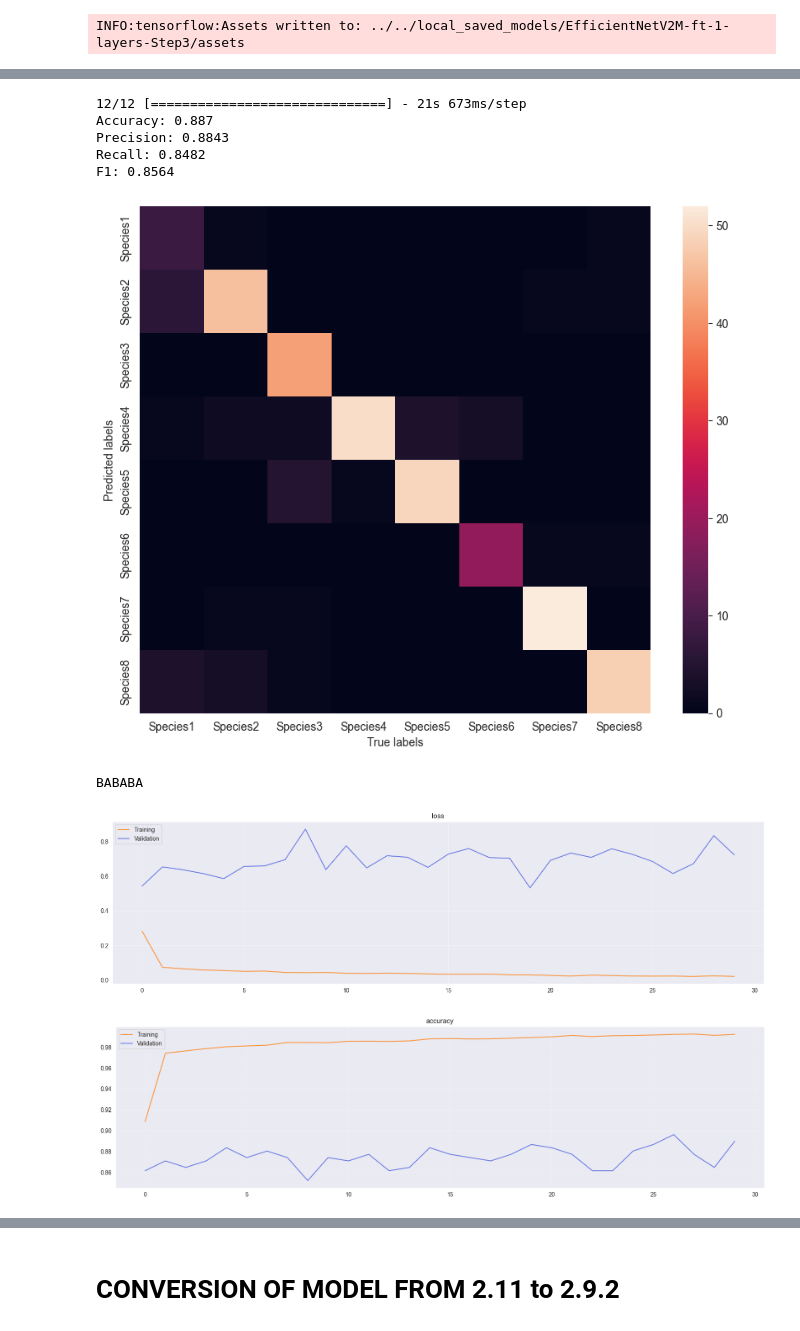
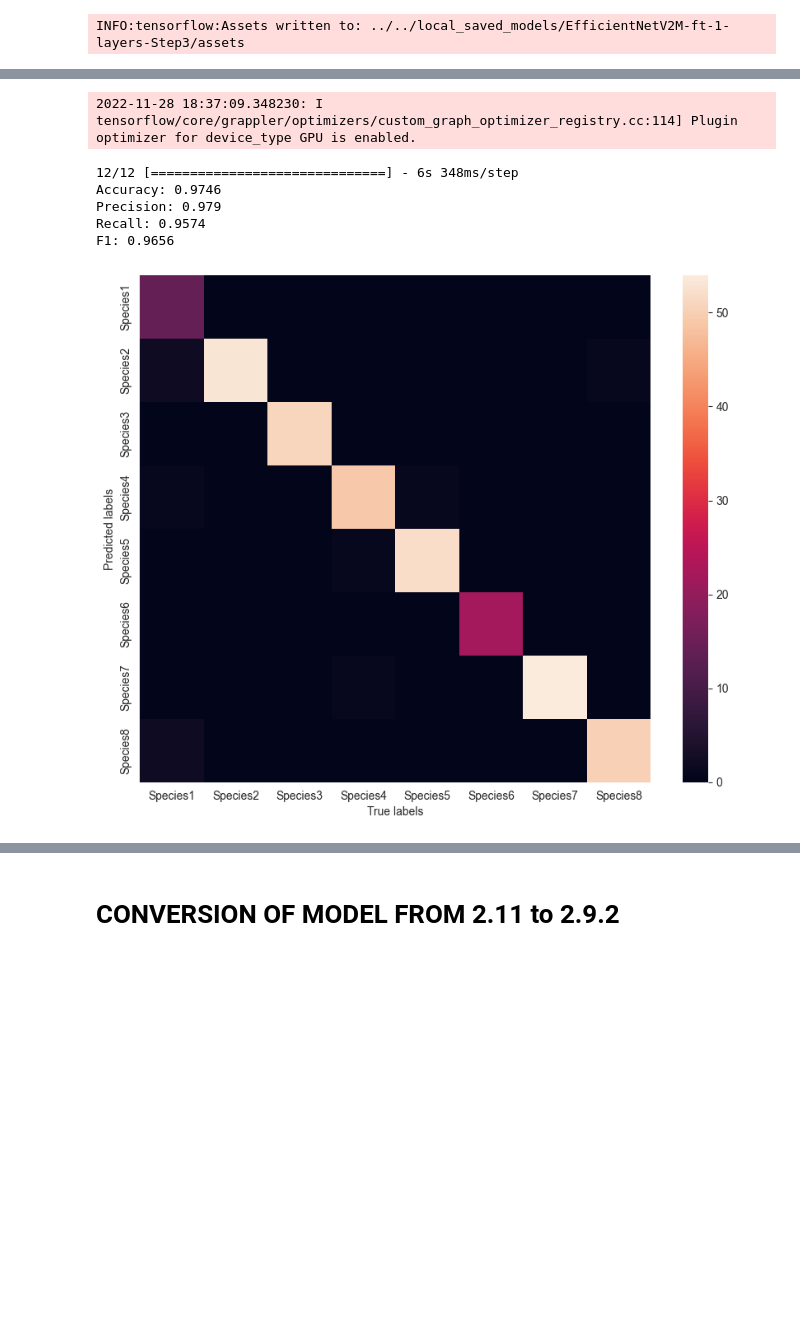
Before and after one commit to marcofasa/AN2DL-Challenges, a Jupyter notebook: Homework1/Models/Model5/EfficientNetFineTuning.ipynb, the cells around one changed output, grey strips where cells are left out. Cells and saved outputs as stored; diff of their text form; code cells hidden in the pictures; blank space fills up the shorter version.

```diff
--- a/Homework1/Models/Model5/EfficientNetFineTuning.ipynb
+++ b/Homework1/Models/Model5/EfficientNetFineTuning.ipynb
@@ -54,12 +54,12 @@ Configure
  the helper classes by setting a seed and the root folder path
 # %%
 #Create Instances Of Utils Helper
-seed = 42
+seed = 5000
 labels = {0: 'Species1', 1: 'Species2', 2: 'Species3', 3: 'Species4', 4: 'Species5', 5: 'Species6', 6: 'Species7',
           7: 'Species8'}
 
 #Dataset Helper
-dataset_helper = DatasetHelper("../../", 42)  #Take in input dataset folder and random seed
+dataset_helper = DatasetHelper("../../", 5000)  #Take in input dataset folder and random seed
 
 #Model Helper
 #SAVE MODEL IN LOCAL, IF MODEL IS GOOD; COPY IT BY HAND TO good_model Folder
@@ -526,6 +526,7 @@ ciao
 # %% [markdown]
 # STEP 3 -> Change augmentation seed and train some other epoche with 150 freezed layer
 # %%
-ft_model = tf.keras.models.load_model("../../local_saved_models/EfficientNetV2M-ft-1-layers-Step3", custom_objects={"F1": F1})
+ft_model = tf.keras.models.load_model("../../local_saved_models/EfficientNetV2M-ft-100-layers",
+                                      custom_objects={"F1": F1})
 ft_model.summary()
 # %% [output]
@@ -683,6 +691,5 @@ WARNING:absl:Found untraced functions such as _jit_compiled_convolution_op, _jit
 INFO:tensorflow:Assets written to: ../../local_saved_models/EfficientNetV2M-ft-1-layers-Step3/assets
 INFO:tensorflow:Assets written to: ../../local_saved_models/EfficientNetV2M-ft-1-layers-Step3/assets
 # %%
-model_helper.show_confusion_matrix(X_test_ft, Y_test)
-model_helper.plot_phase_train_vs_validation(history)
+model_helper.show_confusion_matrix(X_test_ft, Y_test, model=ft_model)
 # %% [output]
@@ -690,9 +697,7 @@ model_helper.plot_phase_train_vs_validation(history)
-12/12 [==============================] - 21s 673ms/step
-Accuracy: 0.887
-Precision: 0.8843
-Recall: 0.8482
-F1: 0.8564
+2022-11-28 18:37:09.348230: I tensorflow/core/grappler/optimizers/custom_graph_optimizer_registry.cc:114] Plugin optimizer for device_type GPU is enabled.
+12/12 [==============================] - 6s 348ms/step
+Accuracy: 0.9746
+Precision: 0.979
+Recall: 0.9574
+F1: 0.9656
-[figure, old version]
+[figure, new version]
-BABABA
-[figure, removed]
-[figure, removed]
```
Also changed, not shown: parts of 7 cells of this notebook, 1 other file.
